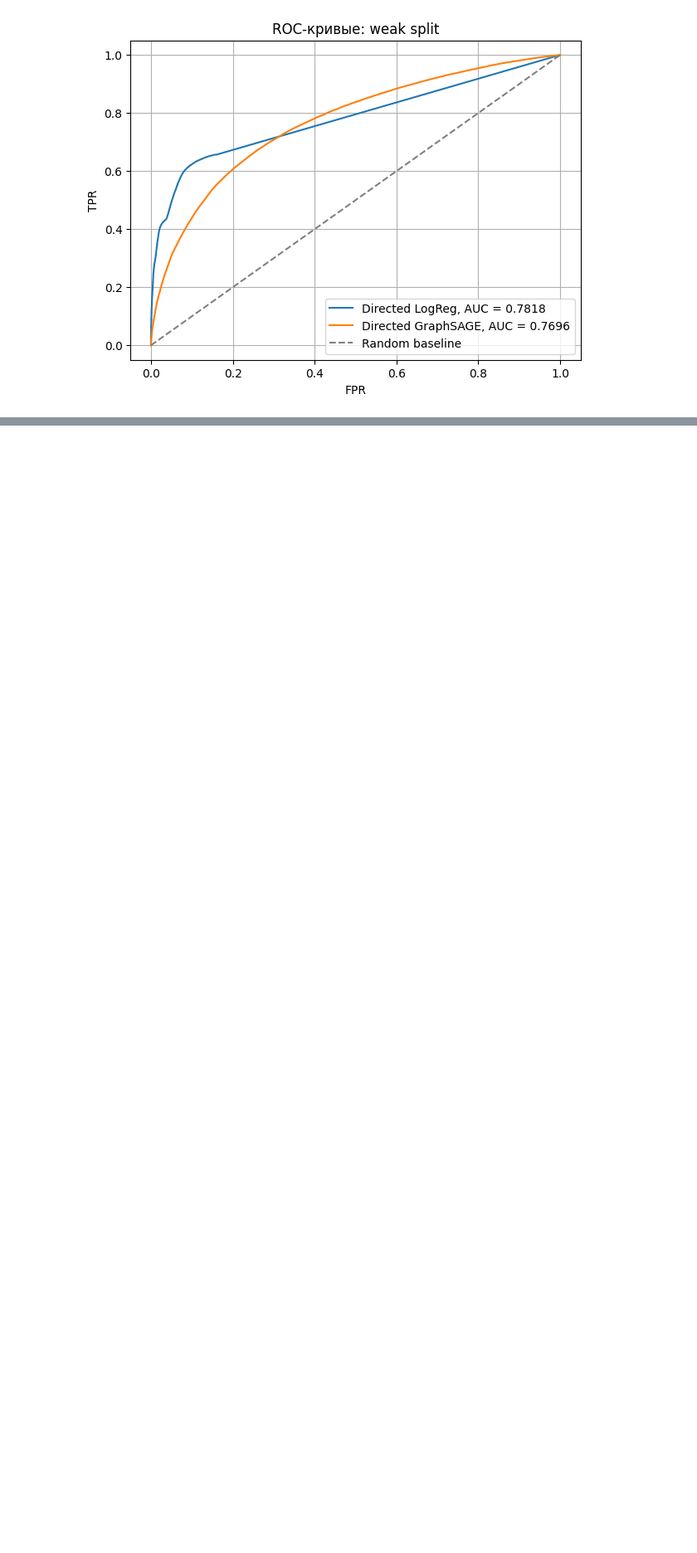
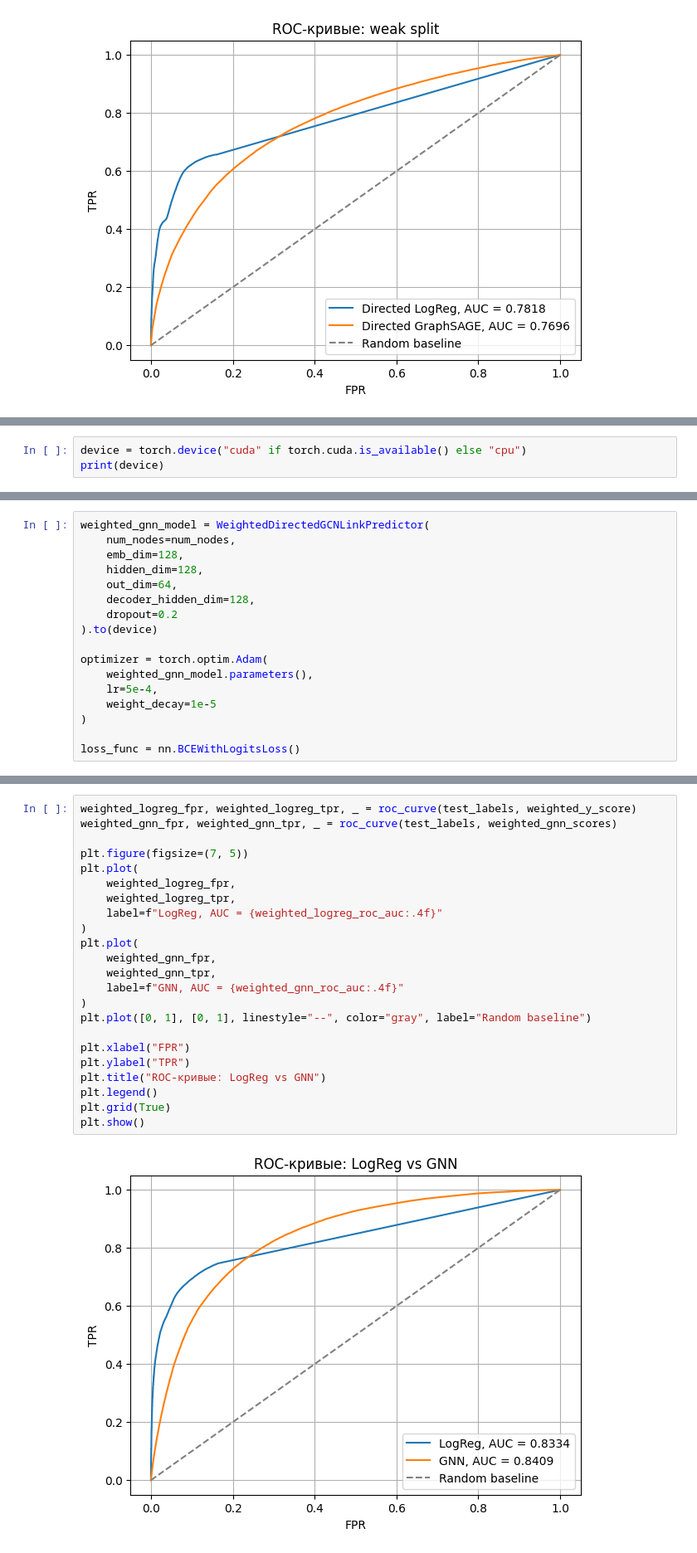
Before and after one commit to AlexeyEmelyan0v/link_prediction_gnn_1, a Jupyter notebook: link_prediction_gnn_1.ipynb, the cells around one changed output, grey strips where cells are left out. Shown at 83% size. Saved outputs shown, nothing was run; the diff lists cells and outputs as text; blank space fills up the shorter version.

Commit message:
6. Weights

```diff
--- a/link_prediction_gnn_1.ipynb
+++ b/link_prediction_gnn_1.ipynb
@@ -2792,0 +3211,3 @@ plt.show()
+# %%
+device = torch.device("cuda" if torch.cuda.is_available() else "cpu")
+print(device)
@@ -2792,0 +3226,17 @@ plt.show()
+# %%
+weighted_gnn_model = WeightedDirectedGCNLinkPredictor(
+    num_nodes=num_nodes,
+    emb_dim=128,
+    hidden_dim=128,
+    out_dim=64,
+    decoder_hidden_dim=128,
+    dropout=0.2
+).to(device)
+
+optimizer = torch.optim.Adam(
+    weighted_gnn_model.parameters(),
+    lr=5e-4,
+    weight_decay=1e-5
+)
+
+loss_func = nn.BCEWithLogitsLoss()
@@ -2792,0 +3384,25 @@ plt.show()
+# %%
+weighted_logreg_fpr, weighted_logreg_tpr, _ = roc_curve(test_labels, weighted_y_score)
+weighted_gnn_fpr, weighted_gnn_tpr, _ = roc_curve(test_labels, weighted_gnn_scores)
+
+plt.figure(figsize=(7, 5))
+plt.plot(
+    weighted_logreg_fpr,
+    weighted_logreg_tpr,
+    label=f"LogReg, AUC = {weighted_logreg_roc_auc:.4f}"
+)
+plt.plot(
+    weighted_gnn_fpr,
+    weighted_gnn_tpr,
+    label=f"GNN, AUC = {weighted_gnn_roc_auc:.4f}"
+)
+plt.plot([0, 1], [0, 1], linestyle="--", color="gray", label="Random baseline")
+
+plt.xlabel("FPR")
+plt.ylabel("TPR")
+plt.title("ROC-кривые: LogReg vs GNN")
+plt.legend()
+plt.grid(True)
+plt.show()
+# %% [output]
+[figure, added]
```
Also changed, not shown: parts of 29 cells of this notebook.
